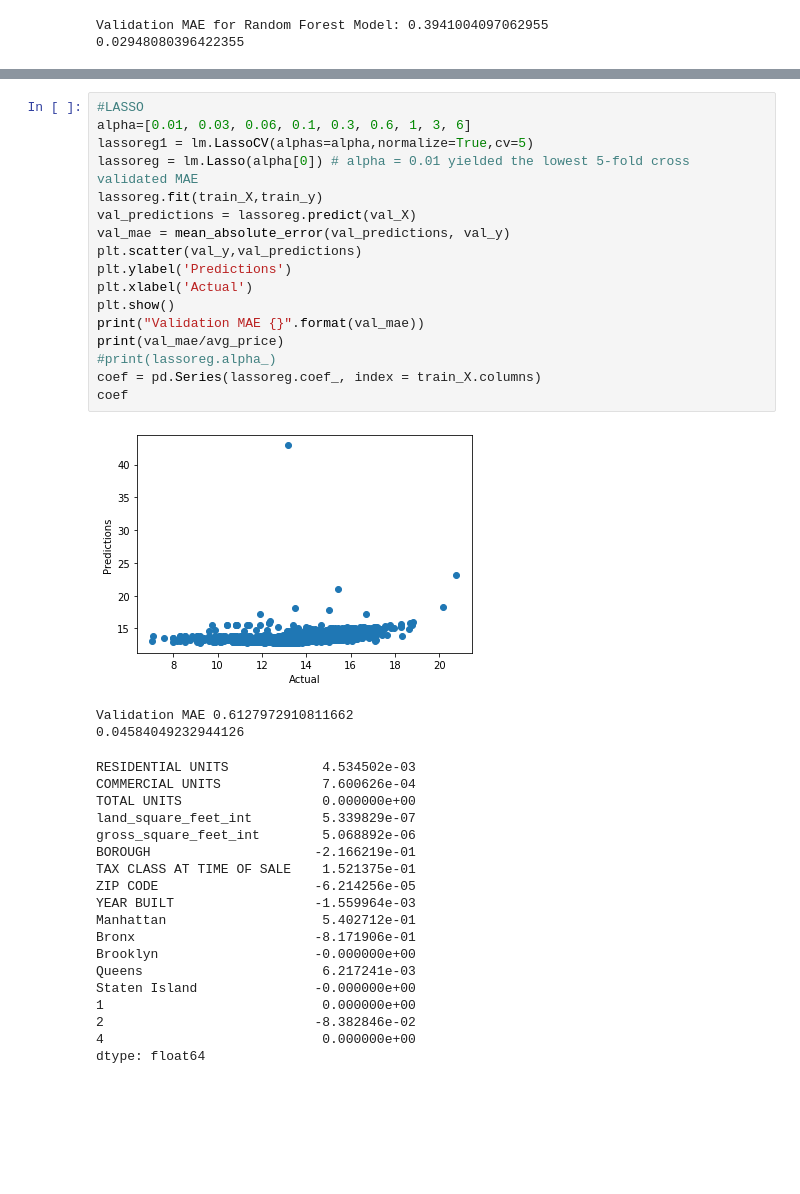
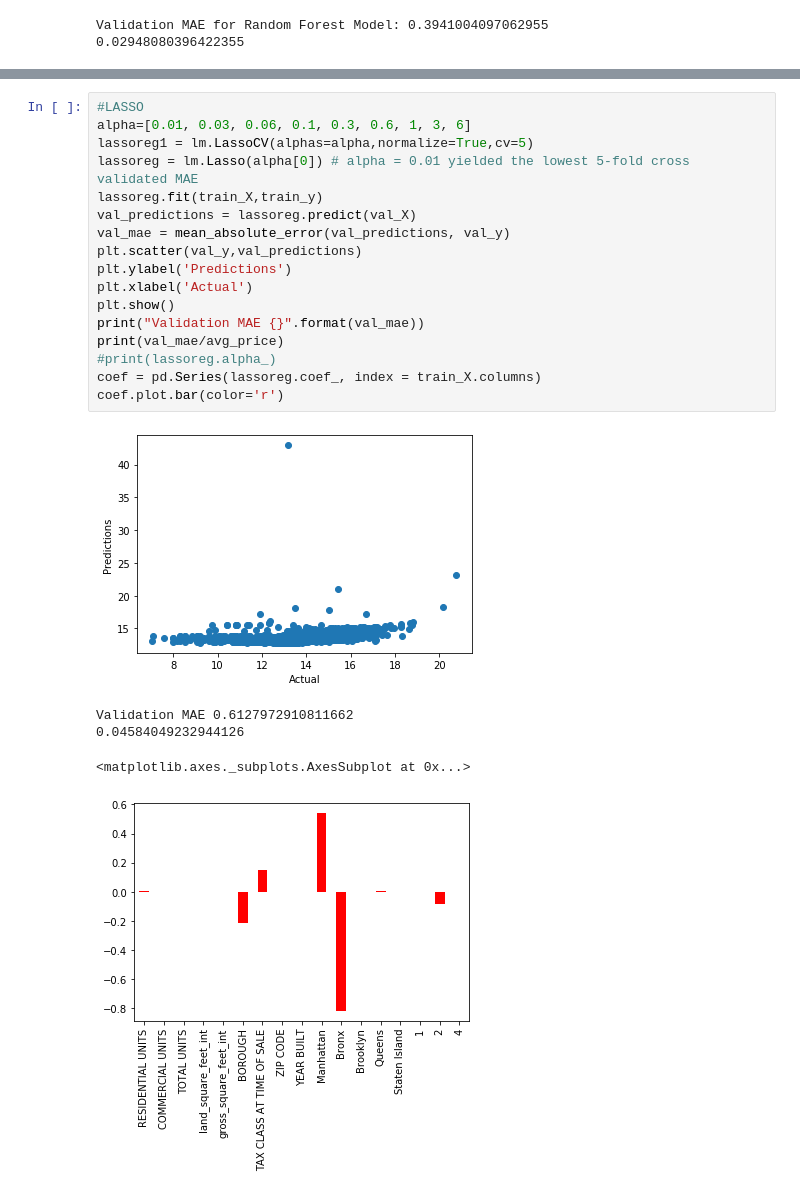
Before and after one commit to kmart8/DS-502-Project, a Jupyter notebook: NYC Dataset Notebook.ipynb, the cells around one changed output, grey strips where cells are left out. Saved outputs shown, nothing was run; the diff lists cells and outputs as text; blank space fills up the shorter version.

```diff
--- a/NYC Dataset Notebook.ipynb
+++ b/NYC Dataset Notebook.ipynb
@@ -342,42 +334,26 @@ dtype: float64
 # %%
 #LASSO
 alpha=[0.01, 0.03, 0.06, 0.1, 0.3, 0.6, 1, 3, 6]
 lassoreg1 = lm.LassoCV(alphas=alpha,normalize=True,cv=5)
 lassoreg = lm.Lasso(alpha[0]) # alpha = 0.01 yielded the lowest 5-fold cross validated MAE
 lassoreg.fit(train_X,train_y)
 val_predictions = lassoreg.predict(val_X)
 val_mae = mean_absolute_error(val_predictions, val_y)
 plt.scatter(val_y,val_predictions)
 plt.ylabel('Predictions')
 plt.xlabel('Actual')
 plt.show()
 print("Validation MAE {}".format(val_mae))
 print(val_mae/avg_price)
 #print(lassoreg.alpha_)
 coef = pd.Series(lassoreg.coef_, index = train_X.columns)
-coef
+coef.plot.bar(color='r')
 # %% [output]
 [figure]
 Validation MAE 0.6127972910811662
 0.04584049232944126
-RESIDENTIAL UNITS            4.534502e-03
-COMMERCIAL UNITS             7.600626e-04
-TOTAL UNITS                  0.000000e+00
-land_square_feet_int         5.339829e-07
-gross_square_feet_int        5.068892e-06
-BOROUGH                     -2.166219e-01
-TAX CLASS AT TIME OF SALE    1.521375e-01
-ZIP CODE                    -6.214256e-05
-YEAR BUILT                  -1.559964e-03
-Manhattan                    5.402712e-01
-Bronx                       -8.171906e-01
-Brooklyn                    -0.000000e+00
-Queens                       6.217241e-03
-Staten Island               -0.000000e+00
-1                            0.000000e+00
-2                           -8.382846e-02
-4                            0.000000e+00
-dtype: float64
+<matplotlib.axes._subplots.AxesSubplot at 0x...>
+[figure, added]
 # %%
 # Linear Regression
 lm = lm.LinearRegression()
```
Also changed, not shown: parts of 6 cells of this notebook.
